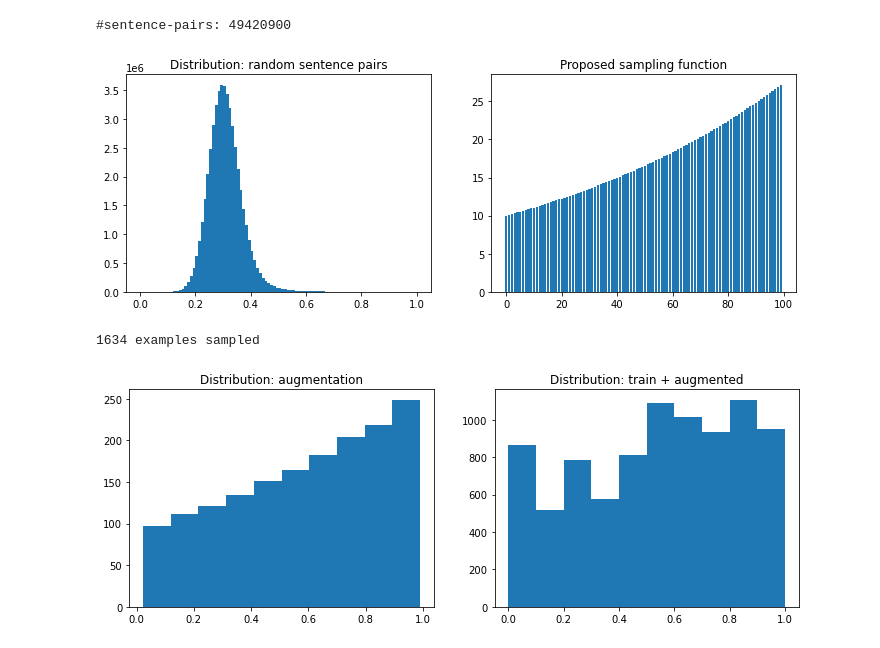
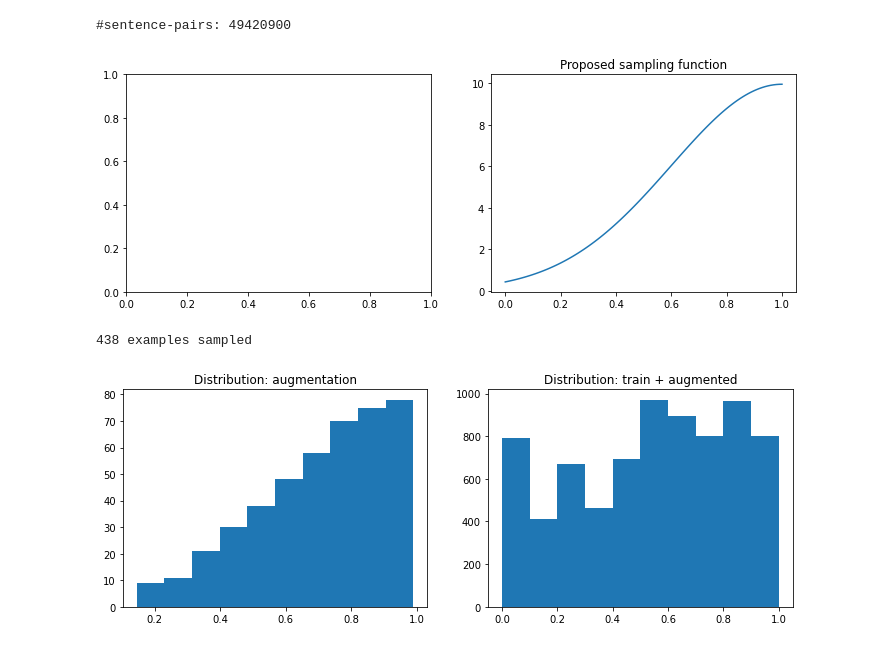
Before and after one commit to iserh/elf, a Jupyter notebook: sentence_bert.ipynb, the cells around one changed output. Drawn from its saved outputs; the diff is of its cells as text; code cells hidden in the pictures.

```diff
--- a/sentence_bert.ipynb
+++ b/sentence_bert.ipynb
@@ -131,19 +130,21 @@ df_augment = pd.DataFrame({
 # %%
 N_BINS = 100
 SEED = 1337
 np.random.seed(1337)
-f = lambda x: np.exp(1*x) * 10  # sampling function
+mu = 1
+sig = 0.4
+f = lambda x: 1 / (2*np.pi*sig**2) * np.exp(-(x - mu)**2 / (2*sig**2)) * 10  # normal distribution
 X = np.linspace(0, 1, N_BINS)
 
 # plot distribution and sampling function
 _, ax = plt.subplots(1, 2, figsize=(12, 4))
-ax[0].hist(df_augment.score, bins=100)
-ax[0].set_title("Distribution: random sentence pairs")
-ax[1].bar(range(N_BINS), f(X))
+# ax[0].hist(df_augment.score, bins=100)
+# ax[0].set_title("Distribution: random sentence pairs")
+ax[1].plot(X, f(X))
 ax[1].set_title("Proposed sampling function")
 plt.show()
 # %% [output]
-[figure, old version]
+[figure, new version]
 # %%
 # create bins
 bins = np.histogram_bin_edges(df_augment.score, bins=N_BINS)
@@ -167,7 +168,7 @@ df_augment_sampled = df_augment.iloc[sample_idxs].reset_index()
 df_augment_sampled.to_feather(data_dir / "df_augment.feather")
 print(f"{len(df_augment_sampled)} examples sampled")
 # %% [output]
-1634 examples sampled
+438 examples sampled
 # %%
 # plot distributions
 _, ax = plt.subplots(1, 2, figsize=(12, 4))
@@ -177,4 +178,4 @@ ax[1].hist(np.concatenate([df_augment_sampled.score, y_true]), bins=10)
 ax[1].set_title("Distribution: train + augmented")
 plt.show()
 # %% [output]
-[figure, old version]
+[figure, new version]
```
Also changed, not shown: parts of 4 cells of this notebook, 5 other files.
